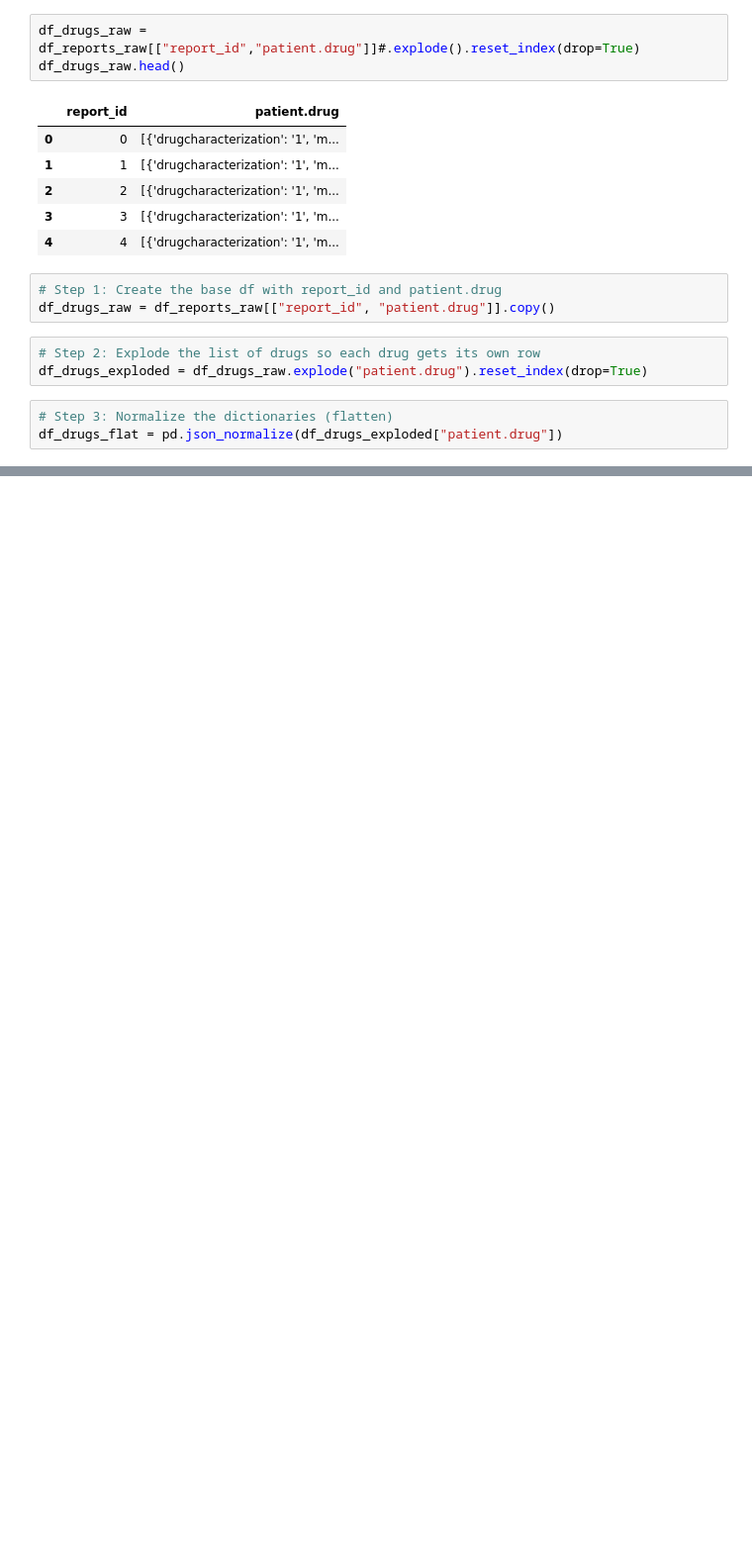
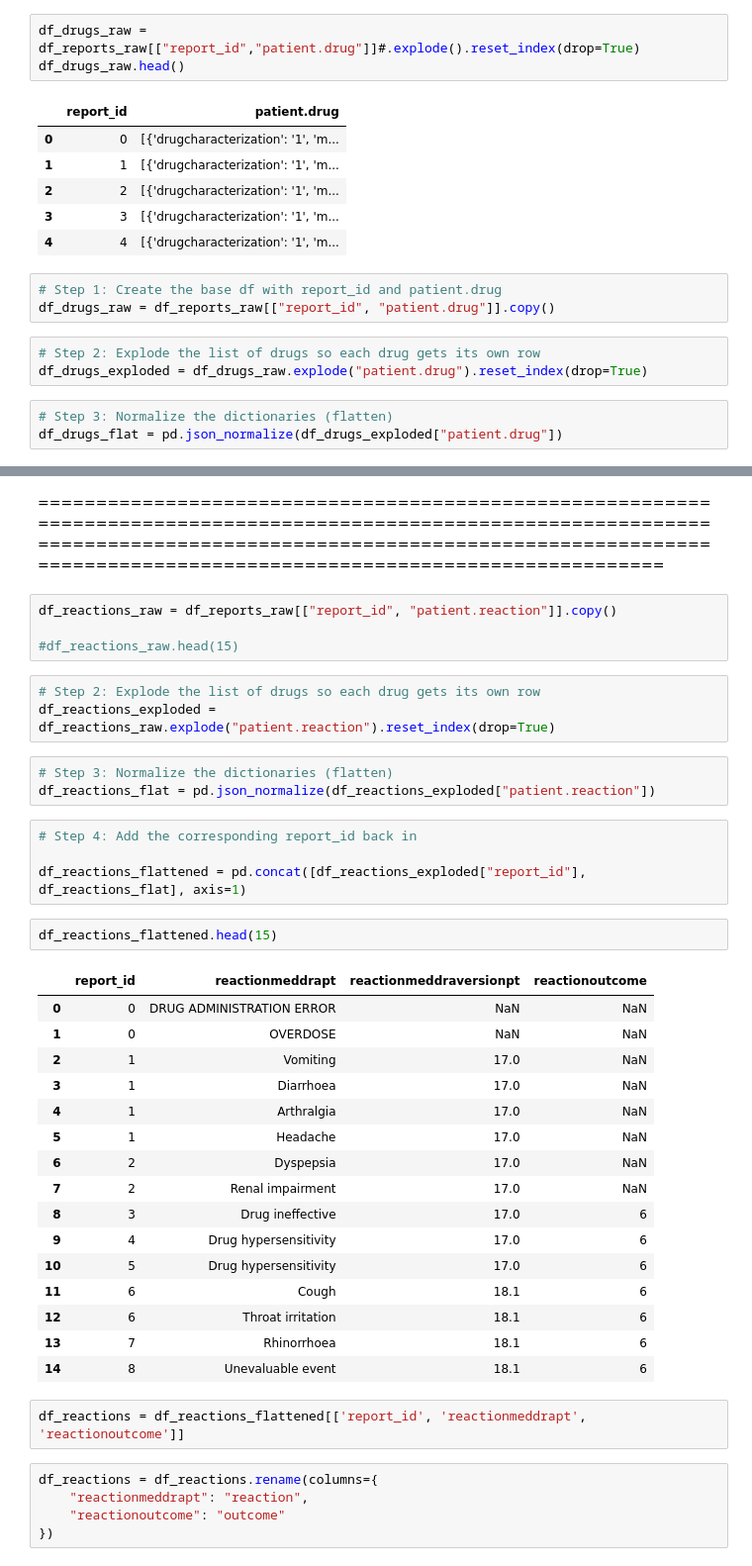
Before and after one commit to tungstennn/DrugSafe, a Jupyter notebook: EDA/explore_fda_data.ipynb, the cells around one changed output, grey strips where cells are left out. Shown at 99% size. Drawn from its saved outputs; the diff is of its cells as text; blank space fills up the shorter version.

```diff
--- a/EDA/explore_fda_data.ipynb
+++ b/EDA/explore_fda_data.ipynb
@@ -337,0 +373,42 @@ Index(['report_id', 'drugcharacterization', 'medicinalproduct',
+# %% [markdown]
+====================================================================================================================================================================================================================================
+# %%
+df_reactions_raw = df_reports_raw[["report_id", "patient.reaction"]].copy()
+
+#df_reactions_raw.head(15)
+# %%
+# Step 2: Explode the list of drugs so each drug gets its own row
+df_reactions_exploded = df_reactions_raw.explode("patient.reaction").reset_index(drop=True)
+# %%
+# Step 3: Normalize the dictionaries (flatten)
+df_reactions_flat = pd.json_normalize(df_reactions_exploded["patient.reaction"])
+# %%
+# Step 4: Add the corresponding report_id back in
+
+df_reactions_flattened = pd.concat([df_reactions_exploded["report_id"], df_reactions_flat], axis=1)
+# %%
+df_reactions_flattened.head(15)
+# %% [output]
+|  | report_id | reactionmeddrapt | reactionmeddraversionpt | reactionoutcome |
+| 0 | 0 | DRUG ADMINISTRATION ERROR | NaN | NaN |
+| 1 | 0 | OVERDOSE | NaN | NaN |
+| 2 | 1 | Vomiting | 17.0 | NaN |
+| 3 | 1 | Diarrhoea | 17.0 | NaN |
+| 4 | 1 | Arthralgia | 17.0 | NaN |
+| 5 | 1 | Headache | 17.0 | NaN |
+| 6 | 2 | Dyspepsia | 17.0 | NaN |
+| 7 | 2 | Renal impairment | 17.0 | NaN |
+| 8 | 3 | Drug ineffective | 17.0 | 6 |
+| 9 | 4 | Drug hypersensitivity | 17.0 | 6 |
+| 10 | 5 | Drug hypersensitivity | 17.0 | 6 |
+| 11 | 6 | Cough | 18.1 | 6 |
+| 12 | 6 | Throat irritation | 18.1 | 6 |
+| 13 | 7 | Rhinorrhoea | 18.1 | 6 |
+| 14 | 8 | Unevaluable event | 18.1 | 6 |
+# %%
+df_reactions = df_reactions_flattened[['report_id', 'reactionmeddrapt', 'reactionoutcome']]
+# %%
+df_reactions = df_reactions.rename(columns={
+    "reactionmeddrapt": "reaction",
+    "reactionoutcome": "outcome"
+})
```
Also changed, not shown: parts of 9 cells of this notebook.
